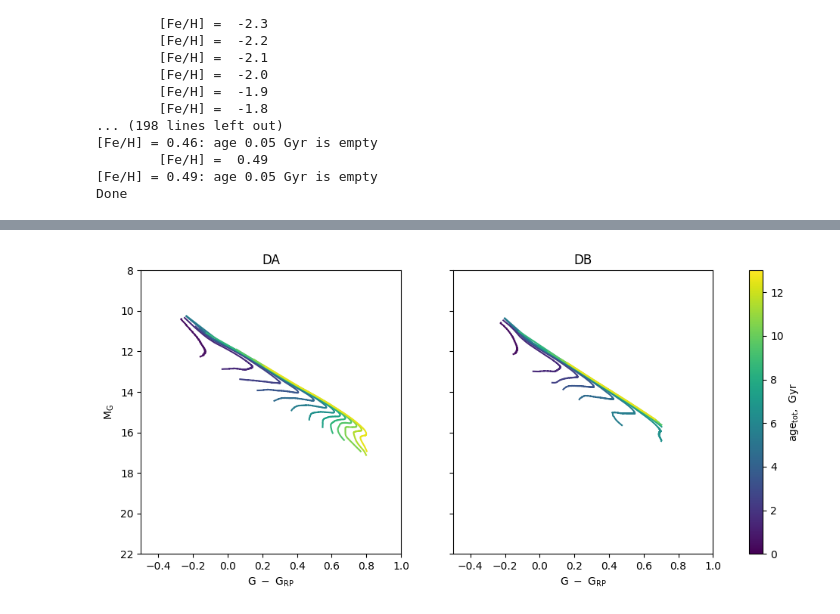
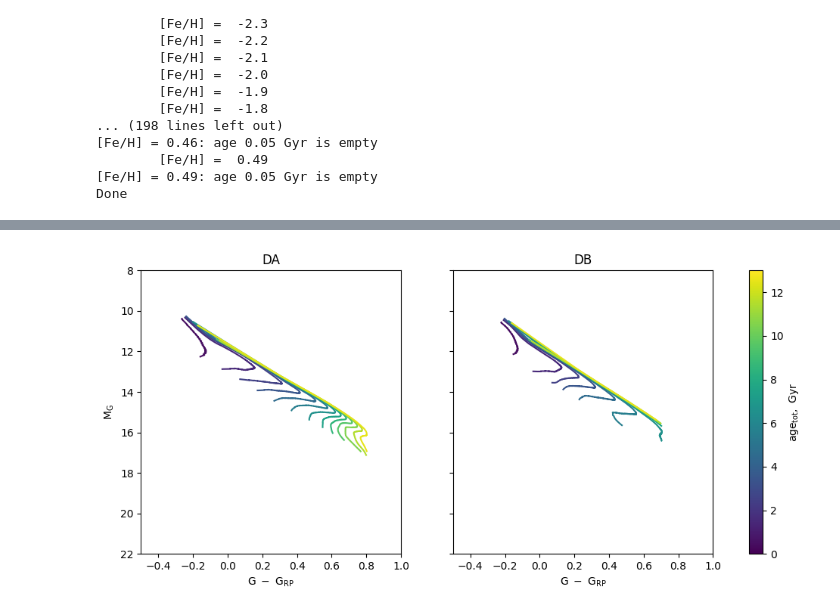
Before and after one commit to askenja/gaia-wd-fitting, a Jupyter notebook: 4c--BaSTI_Interpolation.ipynb, the cells around one changed output, grey strips where cells are left out. Cells and saved outputs as stored; diff of their text form; code cells hidden in the pictures.

```diff
--- a/4c--BaSTI_Interpolation.ipynb
+++ b/4c--BaSTI_Interpolation.ipynb
@@ -798,7 +875,7 @@ for model in models:
 test_ages = np.arange(0.5,13.5,1)
 #test_ages = [12.0]
 
-test_feh = 0 # dex, test metallicity
+test_feh = 0.0 # dex, test metallicity
 
 mod1, mod2 = models, ['H','He']
 
@@ -815,38 +892,38 @@ for i in range(len(models)):
 
         # Read isochrones
         dir1 = os.path.join(base_dir,mod1[i], # 'interpolation_new_metgrid',
-                            'isochrones','iso_fe'+str(test_feh))
+                            'isochrones_u','iso_fe'+str(test_feh))
         dir2 = '../../jjmodel/jjmodel/input/isochrones/BaSTI/WD/multiband/' +\
                mod2[i] + '/' + 'iso_fe' + str(test_feh)
 
         file1 = os.path.join(dir1,'iso_age' + str(round(age,3)) + '.txt')
         file2 = os.path.join(dir2,'iso_age' + str(round(age,3)) + '.txt')
 
         iso1 = np.loadtxt(file1).T
         G1 = iso1[6]
         G_RP1 = iso1[8]
         ax[i].plot(G1 - G_RP1, G1, c=colors[j], lw=1.5)
 
         #iso2 = np.loadtxt(file2).T
         #G2 = iso2[6]
         #G_RP2 = iso2[8]
         #ax[i].plot(G2 - G_RP2, G2, c=colors[j],ls='--',lw=0.5)
 
 
     ax[i].set_title(mod1[i])
     ax[i].set_ylim(22,8.0)
     ax[i].set_xlim(-0.5,1.0)
     ax[i].set_xlabel(r'$\mathrm{G \ - \ G_{RP}}$')
     if i == 0:
         ax[i].set_ylabel(r'$\mathrm{M_{G}}$')
 
 fig.subplots_adjust(left=0.1, right=1.0, top=0.9, bottom=0.15)
 
 sm = mpl.cm.ScalarMappable(cmap=cmap, norm=norm)
 sm.set_array([])  # required for older matplotlib
 cax = fig.colorbar(sm, ax=ax)
 cax.set_label(r'$\mathrm{age_{tot}, \ Gyr}$')
 
 fig.savefig(os.path.join(base_dir,'iso_comparison_new_metgrid_u.png'))
 # %% [output]
-[figure, old version]
+[figure, new version]
```
Also changed, not shown: parts of 5 cells of this notebook, 23 other files.
